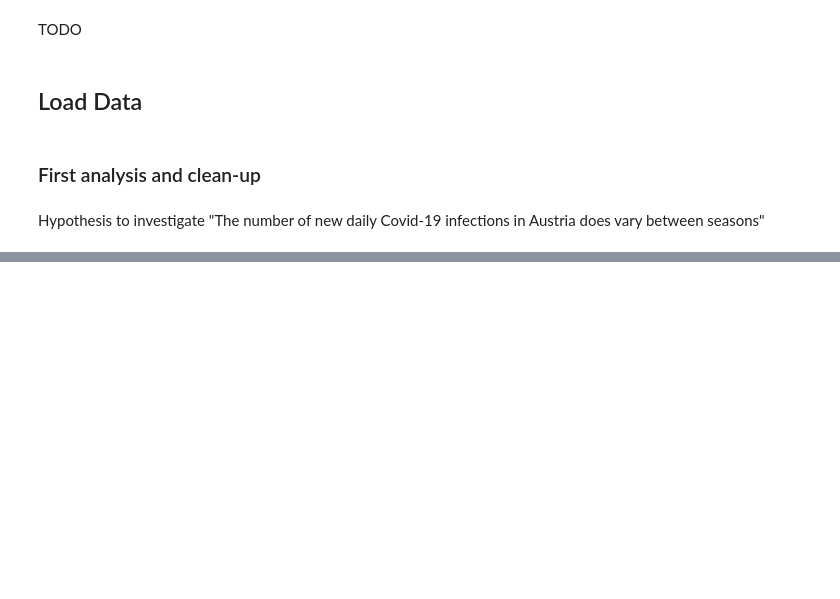
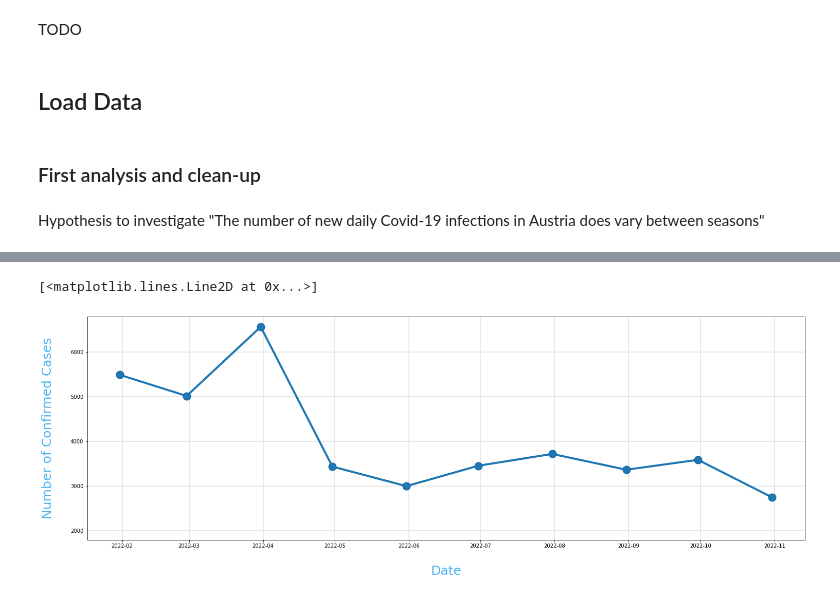
Before and after one commit to borosabel/visual_analytics_2022, a Jupyter notebook: individual work/submission_02_intermediate_Felix.ipynb, the cells around one changed output, grey strips where cells are left out. Saved outputs shown, nothing was run; the diff lists cells and outputs as text; code cells hidden in the pictures; blank space fills up the shorter version.

```diff
--- a/individual work/submission_02_intermediate_Felix.ipynb
+++ b/individual work/submission_02_intermediate_Felix.ipynb
@@ -186,0 +275,30 @@ df_aggregated.boxplot(figsize=(15,6),by='Time',column='infected')
+# %%
+Y = df_aggregated_2022_test['infected']
+X = df_aggregated_2022_test['Time']
+
+plt.figure(figsize=(25,8))
+
+ax = plt.axes()
+ax.grid(linewidth=0.4, color='#8f8f8f')
+
+
+for i in df_aggregated_2022_test['Time']:
+    ax.axhspan(i,i, facecolor='0.2', alpha=0.5)
+    ax.axvspan(i,i, facecolor='b', alpha=0.5)
+
+
+
+#ax.set_facecolor("black")
+ax.set_xlabel('\nDate',size=25,color='#4bb4f2')
+ax.set_ylabel('Number of Confirmed Cases\n',
+              size=25,color='#4bb4f2')
+
+ax.plot(X,Y,
+        color='#1F77B4',
+        marker='o',
+        linewidth=4,
+        markersize=15,
+        markeredgecolor='#035E9B')
+# %% [output]
+[<matplotlib.lines.Line2D at 0x...>]
+[figure, added]
```
Also changed, not shown: parts of 17 cells of this notebook.
